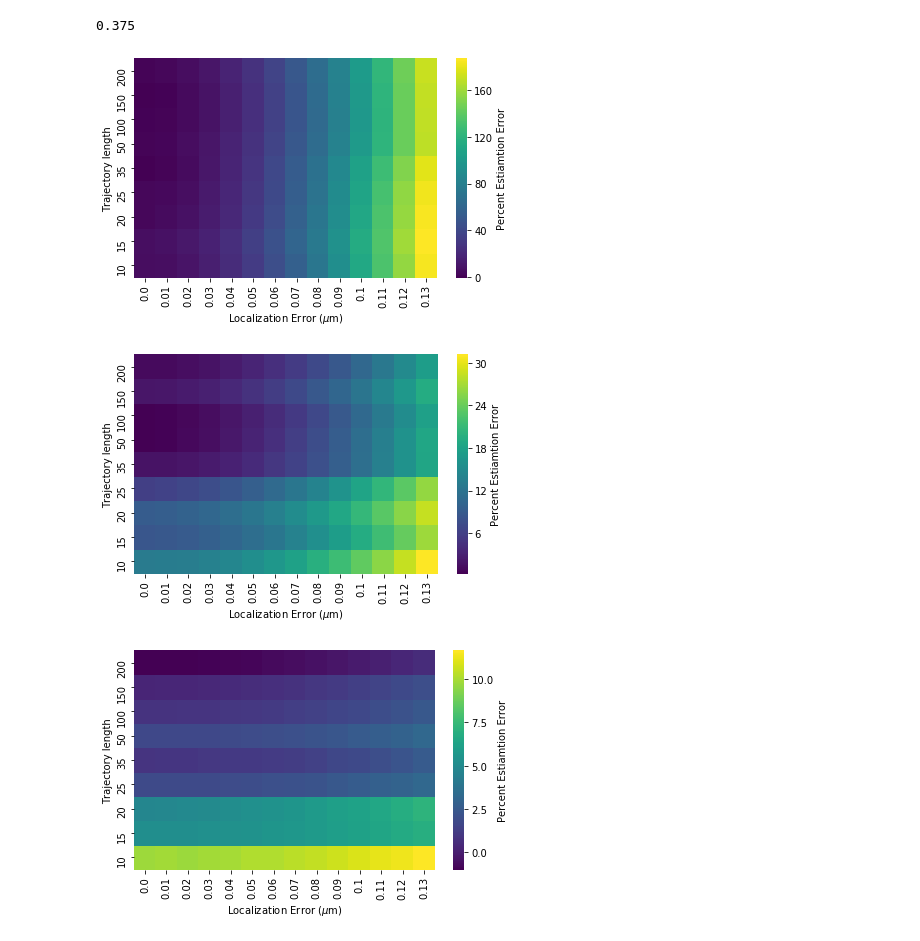
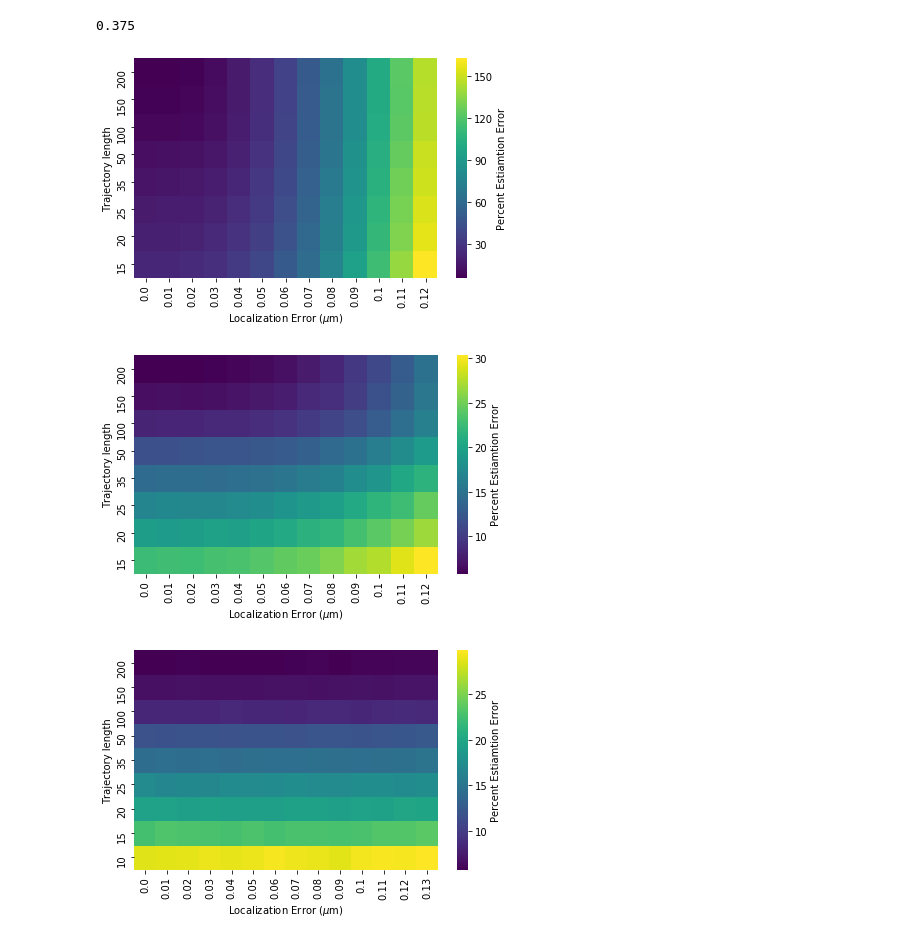
Before and after one commit to AllenCellModeling/diffusive_distinguishability, a Jupyter notebook: diffusive_distinguishability/ndim_fbm_analysis_tutorial.ipynb, the cells around one changed output. Drawn from its saved outputs; the diff is of its cells as text; code cells hidden in the pictures.

```diff
--- a/diffusive_distinguishability/ndim_fbm_analysis_tutorial.ipynb
+++ b/diffusive_distinguishability/ndim_fbm_analysis_tutorial.ipynb
@@ -216,30 +153,30 @@ df1m, df2m, df3m = hd.error_sensitivity(d_const=d_const, n_steps_list=n_steps_li
 # %%
-df2 = pd.read_pickle('saved_data/posterior_error/DE-2/DE-2_d2_mag_hurst_'+str(hurst)+'.pickle')
+df2 = pd.read_pickle('saved_data/posterior_error/DE-2/DE-2_d2_hurst_'+str(hurst)+'_2mag.pickle').drop(index=10, columns=0.13)
 sb.heatmap(df2, cmap='viridis', cbar_kws={'label': 'Percent Estiamtion Error'})
 plt.xlabel(r'Localization Error ($\mu$m)')
 plt.ylabel('Trajectory length')
 plt.gca().invert_yaxis()
 plt.tight_layout()
-plt.savefig('post_error_DE-2mag_hurst'+str(hurst)+'.pdf', format='pdf')
+plt.savefig('post_error_DE-2_hurst'+str(hurst)+'_2magd2.png', format='png')
 # %% [output]
-[figure, old version]
+[figure, new version]
 # %%
-df1 = pd.read_pickle('saved_data/posterior_error/DE-1/DE-1_d2_mag_hurst_'+str(hurst)+'.pickle')
+df1 = pd.read_pickle('saved_data/posterior_error/DE-1/DE-1_d2_hurst_'+str(hurst)+'_2mag.pickle').drop(index=10, columns=0.13)
 sb.heatmap(df1, cmap='viridis', cbar_kws={'label': 'Percent Estiamtion Error'})
 plt.xlabel(r'Localization Error ($\mu$m)')
 plt.ylabel('Trajectory length')
 plt.gca().invert_yaxis()
 plt.tight_layout()
-plt.savefig('post_error_DE-1mag._hurst'+str(hurst)+'.pdf', format='pdf')
+plt.savefig('post_error_DE-1_hurst'+str(hurst)+'_2magd2.png', format='png')
 # %% [output]
-[figure, old version]
+[figure, new version]
 # %%
-df0 = pd.read_pickle('saved_data/posterior_error/DE-0/DE-0_d2_mag_hurst_'+str(hurst)+'.pickle')
+df0 = pd.read_pickle('saved_data/posterior_error/DE-0/DE-0_d2_hurst_'+str(hurst)+'_2mag.pickle')
 sb.heatmap(df0, cmap='viridis', cbar_kws={'label': 'Percent Estiamtion Error'})
 plt.xlabel(r'Localization Error ($\mu$m)')
 plt.ylabel('Trajectory length')
 plt.gca().invert_yaxis()
 plt.tight_layout()
-plt.savefig('post_error_DE-0mag._hurst'+str(hurst)+'.pdf', format='pdf')
+plt.savefig('post_error_DE-0_hurst'+str(hurst)+'_2magd2.png', format='png')
 # %% [output]
-[figure, old version]
+[figure, new version]
```
Also changed, not shown: parts of 16 cells of this notebook, 2 other files.
